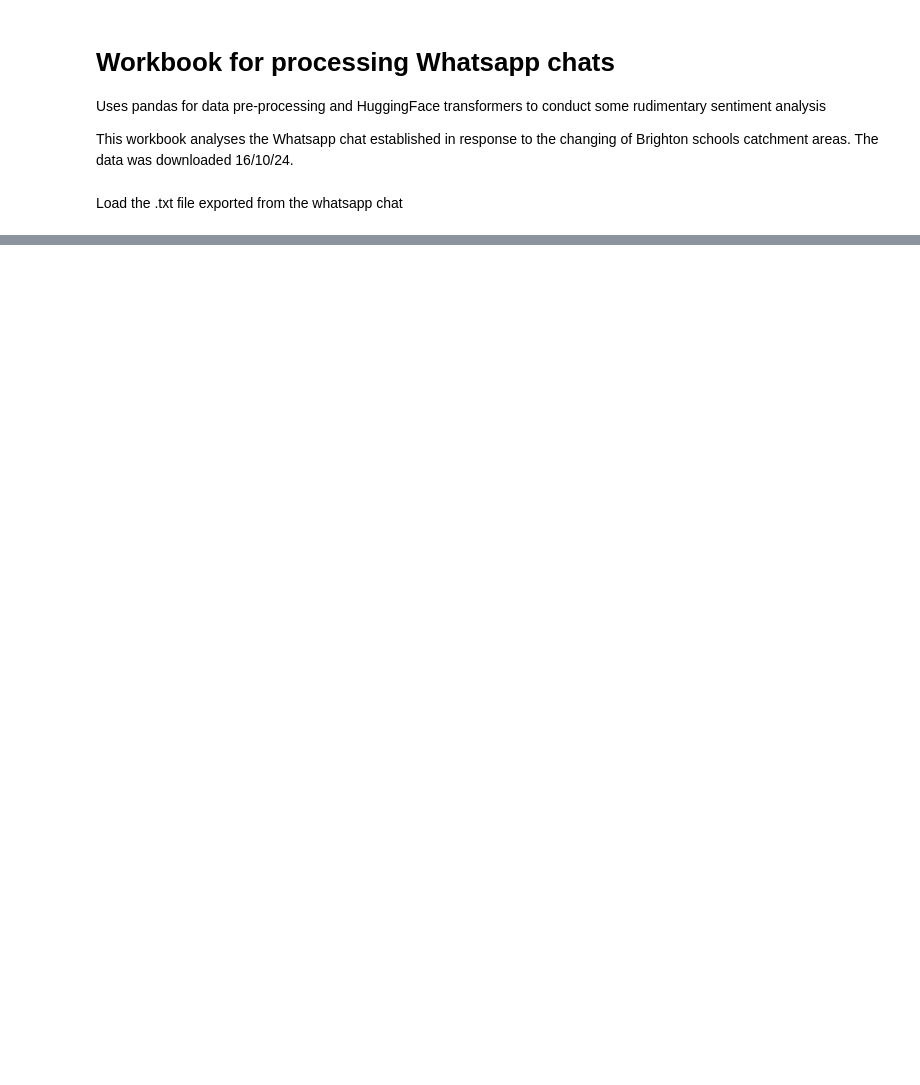
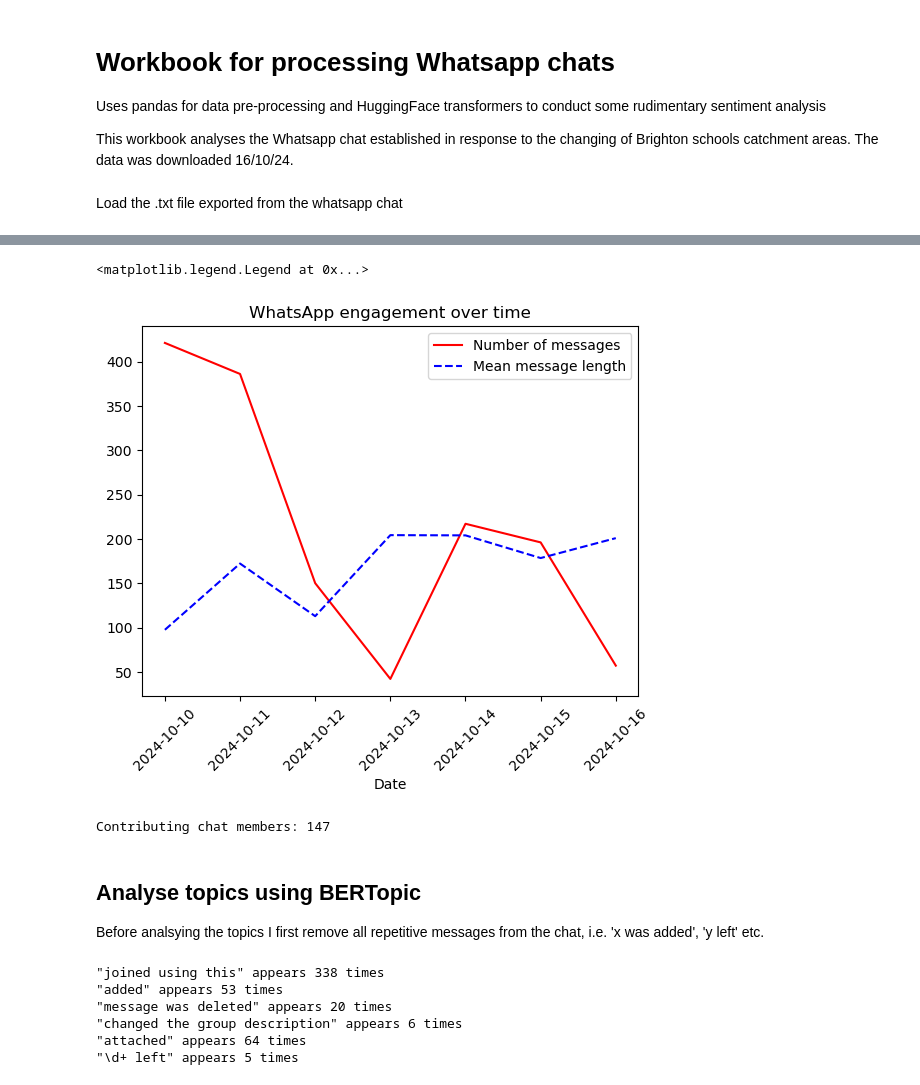
Before and after one commit to Bea-Taylor/BH_Secondary_Admissions_Analysis, a Jupyter notebook: sentiment_analysis/sentiment_analysis_whatsapp.ipynb, the cells around one changed output, grey strips where cells are left out. Cells and saved outputs as stored; diff of their text form; code cells hidden in the pictures; blank space fills up the shorter version.

```diff
--- a/sentiment_analysis/sentiment_analysis_whatsapp.ipynb
+++ b/sentiment_analysis/sentiment_analysis_whatsapp.ipynb
@@ -61,0 +59,30 @@ df.tail()
+# %%
+df_engagement = df.groupby('Date')['Message_length'].agg(['mean', 'count']).reset_index()
+
+import matplotlib.pyplot as plt
+plt.plot(df_engagement['Date'], df_engagement['count'], label='Number of messages', linestyle='-', color='red')
+plt.plot(df_engagement['Date'], df_engagement['mean'], label='Mean message length', linestyle='--', color='blue')
+plt.xlabel('Date')
+plt.xticks(rotation=45)
+plt.title('WhatsApp engagement over time')
+plt.legend()
+# %% [output]
+<matplotlib.legend.Legend at 0x...>
+[figure, added]
+# %%
+print(f'Contributing chat members: {len(df_sent.Author.unique())}')
+# %% [output]
+Contributing chat members: 147
+# %% [markdown]
+## Analyse topics using BERTopic
+
+Before analsying the topics I first remove all repetitive messages from the chat, i.e. 'x was added', 'y left' etc.
+# %%
+df_messages = wpf.remove_standard_messages(df)
+# %% [output]
+"joined using this" appears 338 times
+"added" appears 53 times
+"message was deleted" appears 20 times
+"changed the group description" appears 6 times
+"attached" appears 64 times
+"\d+ left" appears 5 times
```
Also changed, not shown: parts of 13 cells of this notebook.
